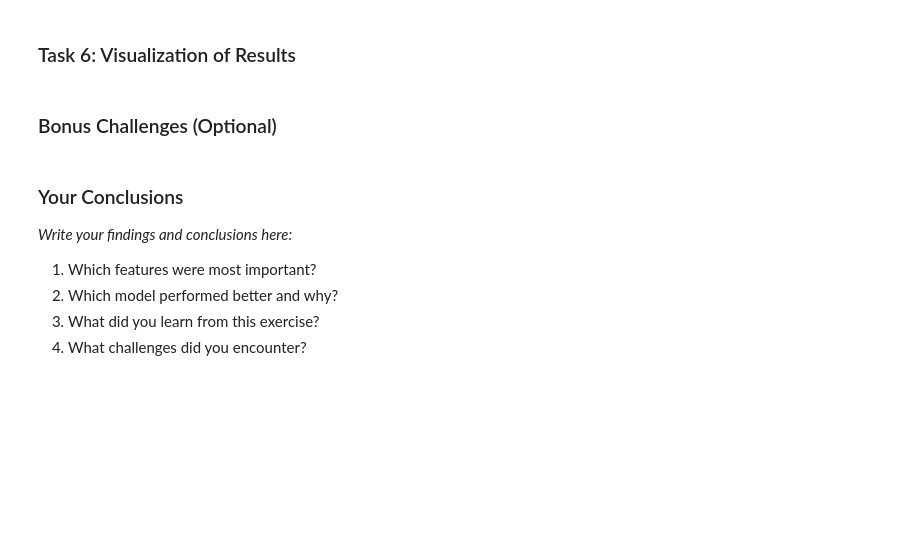
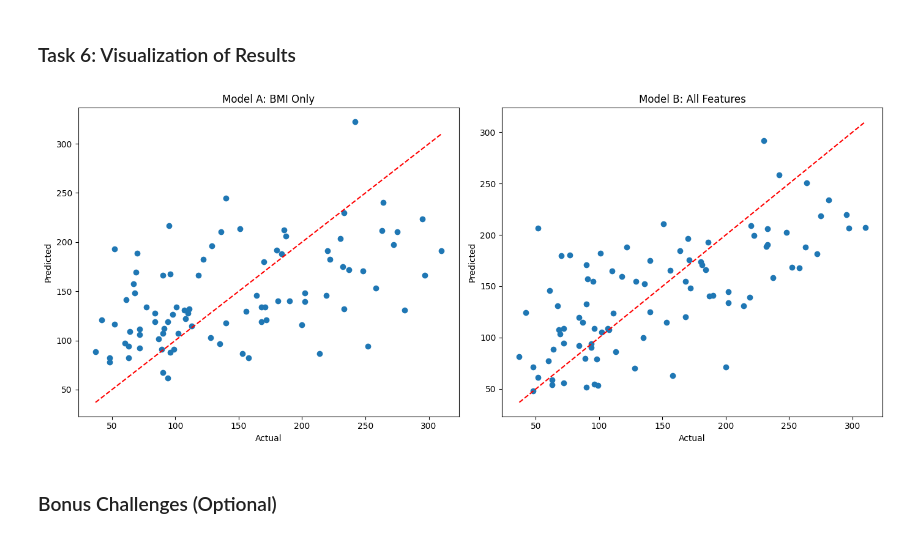
Before and after one commit to FarimaM/Machine-Learning-Course, a Jupyter notebook: ml_course_session1.ipynb, the cells around one changed output. Cells and saved outputs as stored; diff of their text form; code cells hidden in the pictures; blank space fills up the shorter version.

```diff
--- a/ml_course_session1.ipynb
+++ b/ml_course_session1.ipynb
@@ -1542,0 +1622,19 @@ max    1.987880e-01  1.811791e-01  1.852344e-01  1.335973e-01  1.356118e-01
+# %%
+# Model 2: All features
+# Import the LinearRegression class from sklearn
+from sklearn.linear_model import LinearRegression
+import pandas as pd  # Import pandas for handling data
+
+# Step 2: Create a linear regression model using all features
+# Create another instance of the LinearRegression model
+model_all = LinearRegression()
+
+# Fit the model using the training data (all features)
+model_all.fit(X_train, y_train)
+
+# Print the coefficients and intercept for Model B (using all features)
+print("Model B Coefficients:")
+# Create a pandas Series to display coefficients with feature names
+coefficients = pd.Series(model_all.coef_, index=X_train.columns)
+print(coefficients)  # Print coefficients for all features
+print("Model B Intercept:", model_all.intercept_)  # Intercept for Model B
@@ -1551,2 +1709,24 @@ max    1.987880e-01  1.811791e-01  1.852344e-01  1.335973e-01  1.356118e-01
+# %%
+# Scatter plots of predicted vs actual
+fig, axs = plt.subplots(1, 2, figsize=(14, 6))
+
+# Model A
+axs[0].scatter(y_test, y_pred_bmi_test)
+axs[0].plot([y_test.min(), y_test.max()], [y_test.min(), y_test.max()], 'r--')
+axs[0].set_title('Model A: BMI Only')
+axs[0].set_xlabel('Actual')
+axs[0].set_ylabel('Predicted')
+
+# Model B
+axs[1].scatter(y_test, y_pred_all_test)
+axs[1].plot([y_test.min(), y_test.max()], [y_test.min(), y_test.max()], 'r--')
+axs[1].set_title('Model B: All Features')
+axs[1].set_xlabel('Actual')
+axs[1].set_ylabel('Predicted')
+
+plt.tight_layout()
+plt.show()
+# %% [output]
+[figure, added]
 # %% [markdown]
 ### Bonus Challenges (Optional)
@@ -1555,9 +1732,0 @@ max    1.987880e-01  1.811791e-01  1.852344e-01  1.335973e-01  1.356118e-01
-# %% [markdown]
-### Your Conclusions
-
-*Write your findings and conclusions here:*
-
-1. Which features were most important?
-2. Which model performed better and why?
-3. What did you learn from this exercise?
-4. What challenges did you encounter?
```
Also changed, not shown: parts of 14 cells of this notebook.
